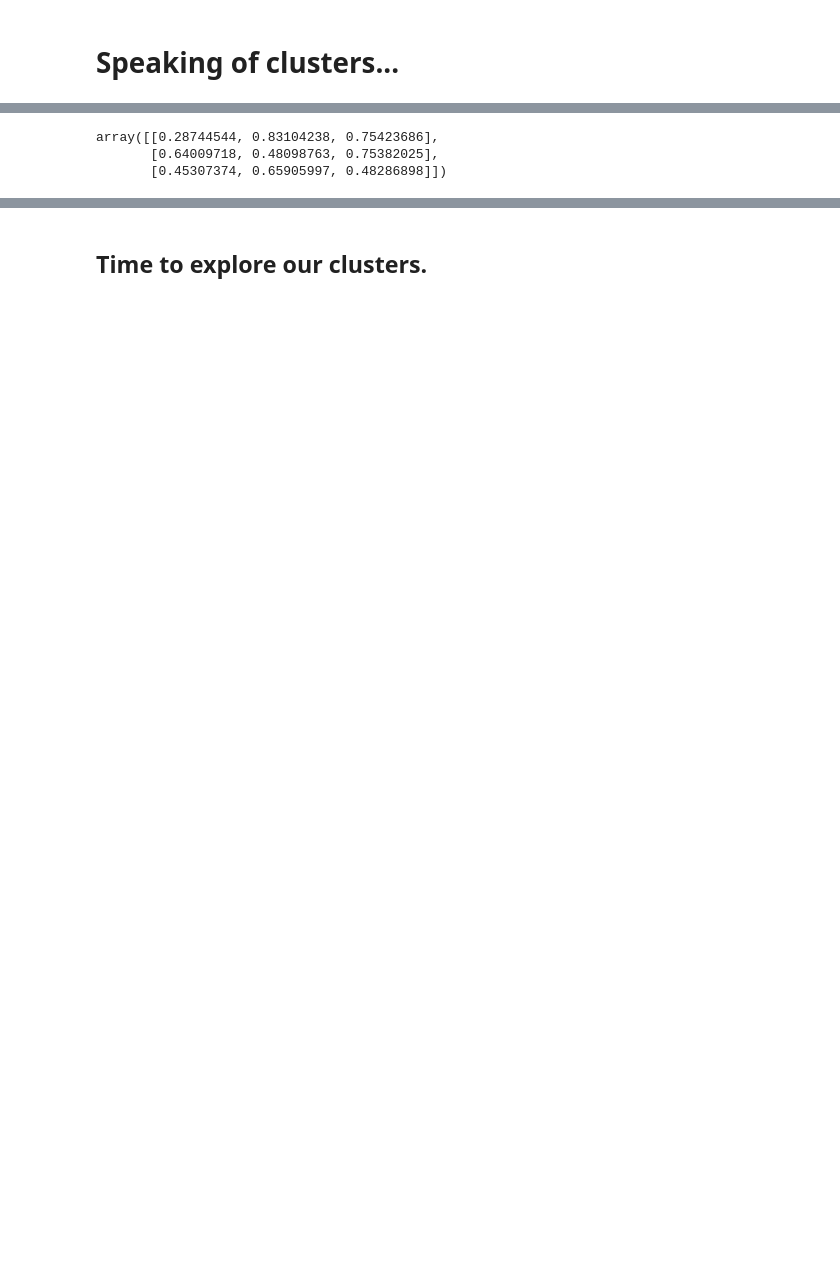
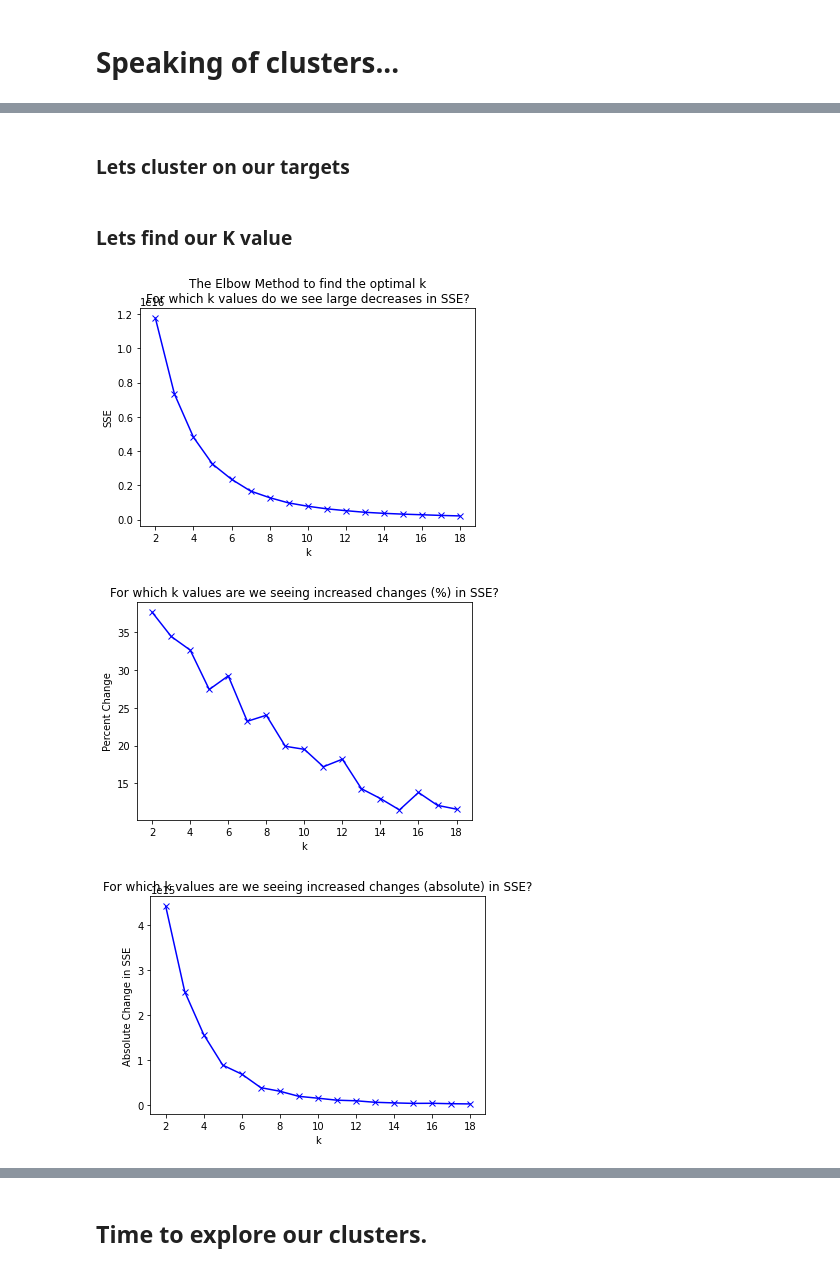
Before and after one commit to TeamOneCluster/ClusterProject, a Jupyter notebook: bts_explore_final.ipynb, the cells around one changed output, grey strips where cells are left out. Drawn from its saved outputs; the diff is of its cells as text; code cells hidden in the pictures; blank space fills up the shorter version.

```diff
--- a/bts_explore_final.ipynb
+++ b/bts_explore_final.ipynb
@@ -560,13 +563,13 @@ scaler = sklearn.preprocessing.MinMaxScaler()
 
 # Fit the scaler on the train dataset
 # Use the select_dtypes to avoid an error when it tries to fit on the datetime datatype
-scaler.fit(train.select_dtypes(include='float'))
+scaler.fit(train.select_dtypes(include='number'))
 
 # Use the scaler to transform the datasets
 # Use the select_dtypes to avoid an error when it tries to transform on the datetime datatype
-train_scaled = scaler.transform(train.select_dtypes(include='float'))
-validate_scaled = scaler.transform(validate.select_dtypes(include='float'))
-test_scaled = scaler.transform(test.select_dtypes(include='float'))
+train_scaled = scaler.transform(train.select_dtypes(include='number'))
+validate_scaled = scaler.transform(validate.select_dtypes(include='number'))
+test_scaled = scaler.transform(test.select_dtypes(include='number'))
 # %% [markdown]
 ## Separate the target from the independent variables.
 # %%
@@ -776,9 +821,0 @@ X = X_train_scaled[['latitude','longitude','yearbuilt']]
-# %%
-# Create the KMeans object with three clusters.
-kmeans = KMeans(n_clusters=3)
-
-# Fit the KMeans object on the X values.
-kmeans.fit(X)
-
-# Use the KMeans object to predict the X_values and create a new column to store the values.
-kmeans.predict(X)
@@ -805,10 +822,10 @@ memory usage: 6.7 MB
-# %%
-train['cluster'] = kmeans.predict(X)
-X_train['cluster'] = kmeans.predict(X)
-X_train_scaled['cluster'] = kmeans.predict(X)
-# %%
-kmeans.cluster_centers_
-# %% [output]
-array([[0.28744544, 0.83104238, 0.75423686],
-       [0.64009718, 0.48098763, 0.75382025],
-       [0.45307374, 0.65905997, 0.48286898]])
+# %% [markdown]
+### Lets cluster on our targets
+# %%
+# list of variables I will cluster on.
+
+cluster_vars = ['Orange', 'calculatedfinishedsquarefeet', 'taxvaluedollarcnt', 'age_bins']
+cluster_name = 'area_cluster'
+k_range = range(2,20)
+# %% [markdown]
+### Lets find our K value
@@ -814,0 +878,6 @@ array([[0.28744544, 0.83104238, 0.75423686],
+# %%
+find_k(X_train_scaled, cluster_vars, k_range)
+# %% [output]
+[figure, added]
+[figure, added]
+[figure, added]
```
Also changed, not shown: parts of 97 cells of this notebook.
